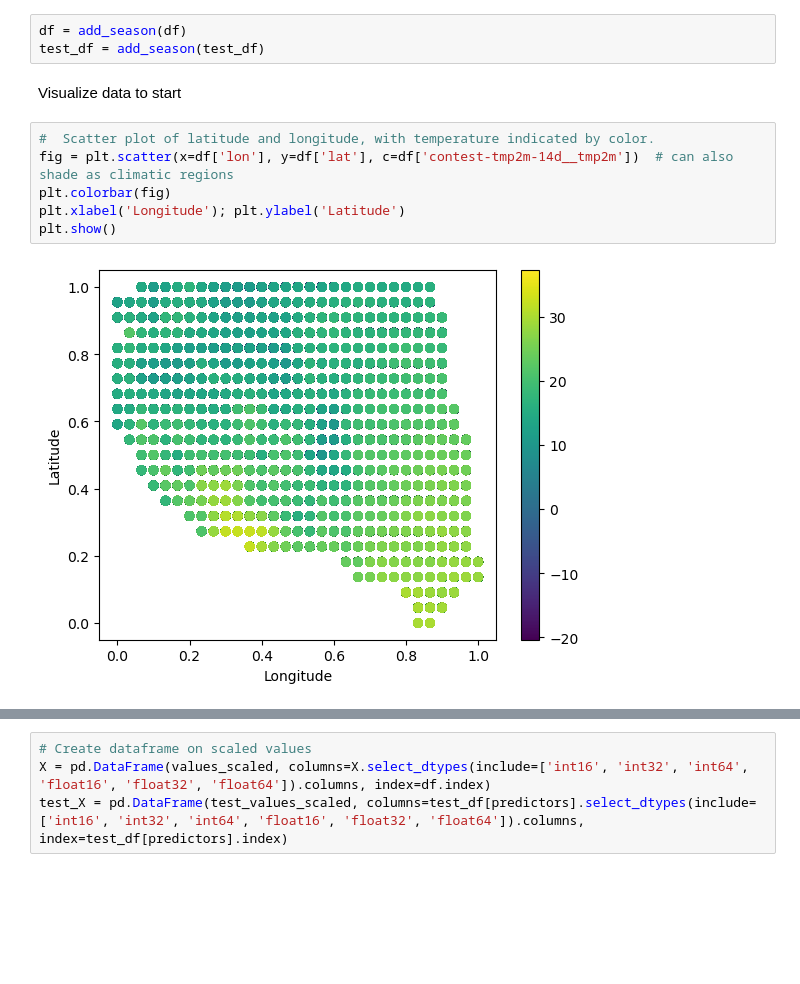
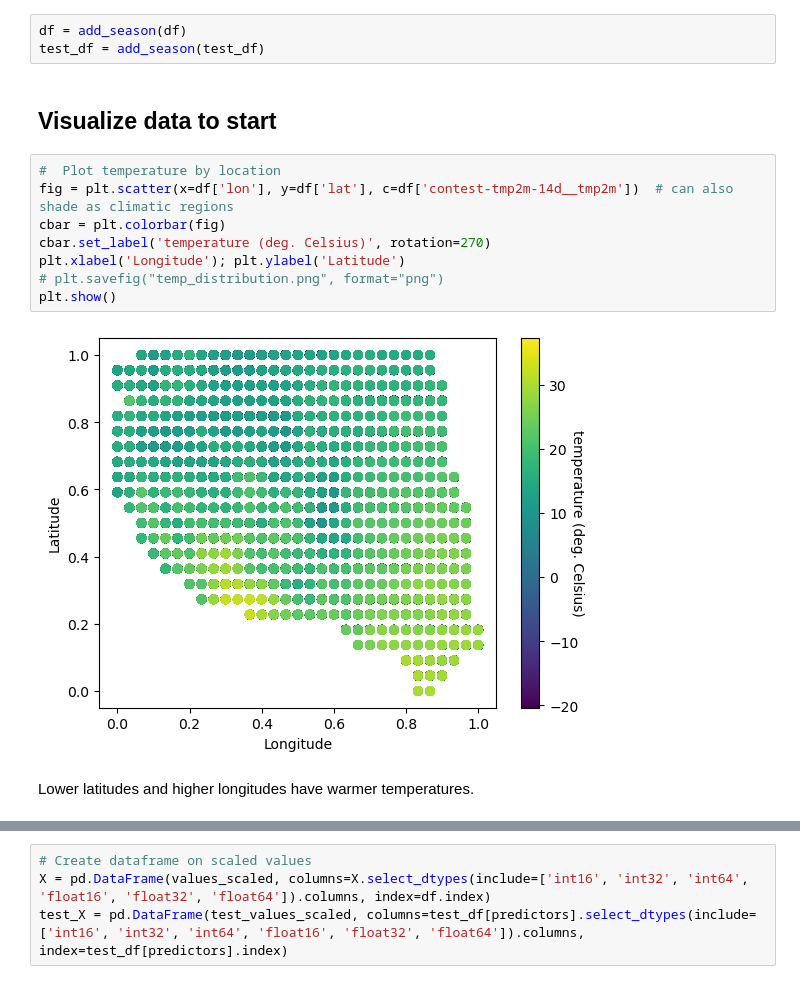
Before and after one commit to apiscopo/TimeSeriesForecasting_temperature, a Jupyter notebook: amy-wids-2023.ipynb, the cells around one changed output, grey strips where cells are left out. Saved outputs shown, nothing was run; the diff lists cells and outputs as text; blank space fills up the shorter version.

```diff
--- a/amy-wids-2023.ipynb
+++ b/amy-wids-2023.ipynb
@@ -56,13 +62,17 @@ def add_season(dataframe):
 df = add_season(df)
 test_df = add_season(test_df)
 # %% [markdown]
-Visualize data to start
+## Visualize data to start
 # %%
-#  Scatter plot of latitude and longitude, with temperature indicated by color.
+#  Plot temperature by location
 fig = plt.scatter(x=df['lon'], y=df['lat'], c=df['contest-tmp2m-14d__tmp2m'])  # can also shade as climatic regions
-plt.colorbar(fig)
+cbar = plt.colorbar(fig)
+cbar.set_label('temperature (deg. Celsius)', rotation=270)
 plt.xlabel('Longitude'); plt.ylabel('Latitude')
+# plt.savefig("temp_distribution.png", format="png")
 plt.show()
 # %% [output]
-[figure, old version]
+[figure, new version]
+# %% [markdown]
+Lower latitudes and higher longitudes have warmer temperatures.
 # %%
```
Also changed, not shown: parts of 27 cells of this notebook.
